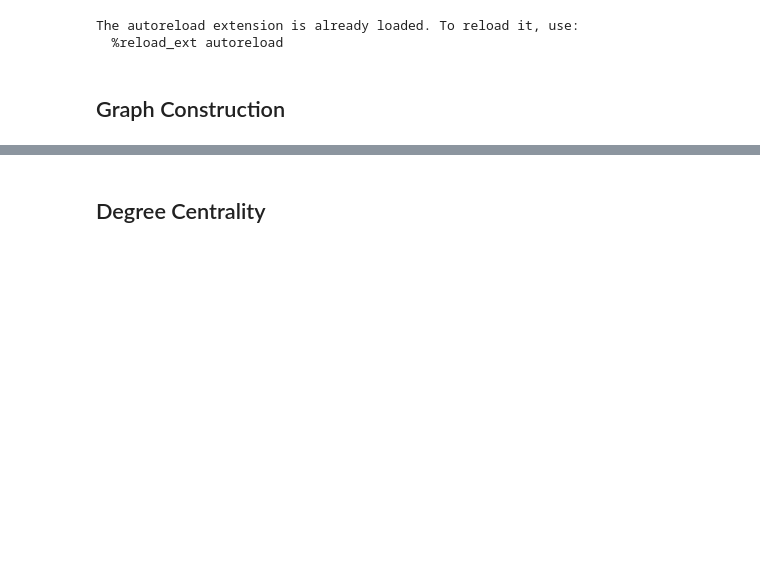
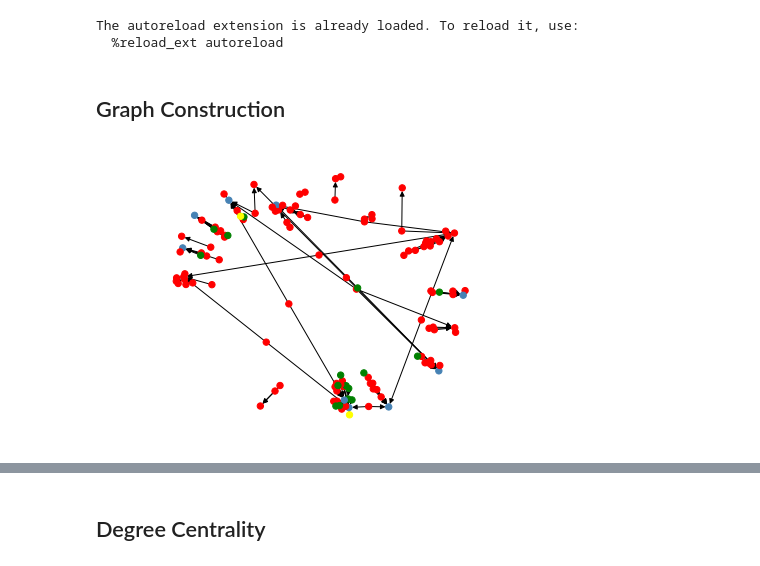
Before and after one commit to YuHung-Chiang/Network-Analysis, a Jupyter notebook: centrality/centrality.ipynb, the cells around one changed output, grey strips where cells are left out. Saved outputs shown, nothing was run; the diff lists cells and outputs as text; code cells hidden in the pictures; blank space fills up the shorter version.

```diff
--- a/centrality/centrality.ipynb
+++ b/centrality/centrality.ipynb
@@ -41,0 +46,17 @@ G = ch.makeDiGraph(node_relations,communities)
+# %%
+colors = []
+for x,y in G.nodes(data=True):
+    colors.append(y["color"] )
+pos = nx.spring_layout(G, k=0.15, iterations=20)
+nx.draw(G,node_color = colors, node_size=40)
+# nx.draw_networkx_nodes(G,pos,nodelist=rum,node_color="red", node_size=40)
+# nx.draw_networkx_nodes(G,pos,nodelist=nonrum,node_color="green", node_size=40)
+# nx.draw_networkx_nodes(G,pos,nodelist=uncat,node_color="yellow", node_size=40)
+x_values, y_values = zip(*pos.values())
+x_max = max(x_values)
+x_min = min(x_values)
+x_margin = (x_max - x_min) * 0.25
+plt.xlim(x_min - x_margin, x_max + x_margin)
+plt.show()
+# %% [output]
+[figure, added]
```
Also changed, not shown: parts of 16 cells of this notebook, 19 other files.
